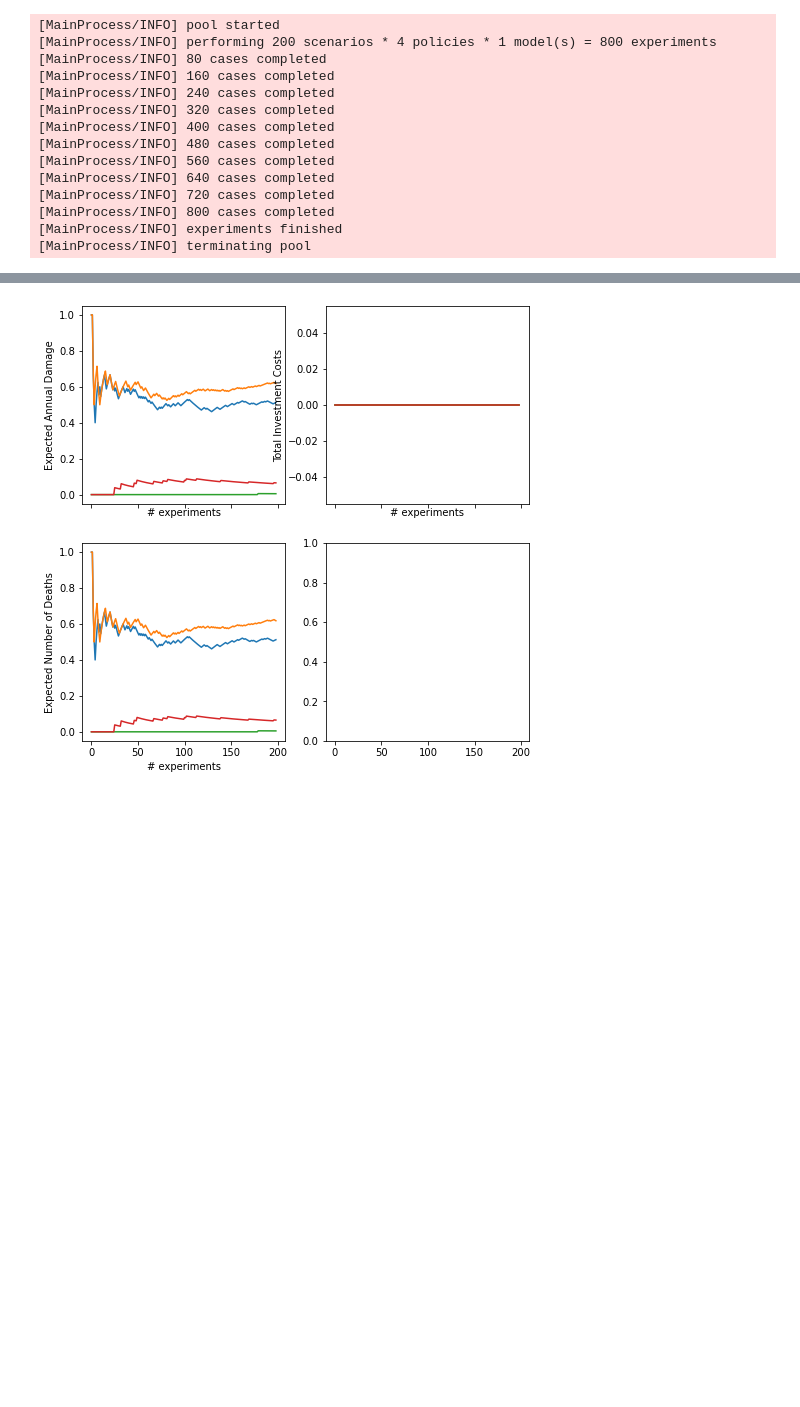
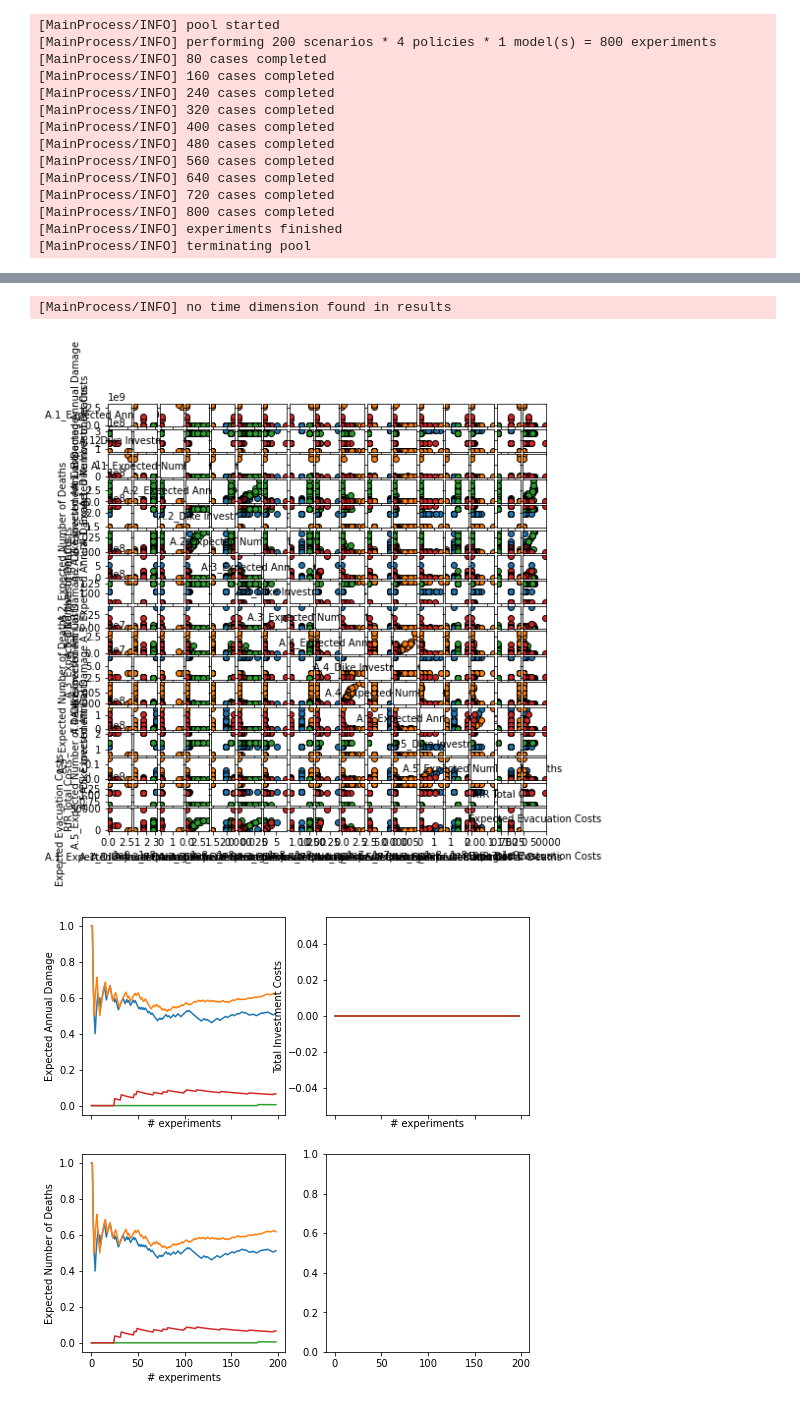
Before and after one commit to tamarvooijs/MBDM, a Jupyter notebook: final assignment/Optimization Moro-Laszlo.ipynb, the cells around one changed output, grey strips where cells are left out. Drawn from its saved outputs; the diff is of its cells as text; code cells hidden in the pictures; blank space fills up the shorter version.

```diff
--- a/final assignment/Optimization Moro-Laszlo.ipynb
+++ b/final assignment/Optimization Moro-Laszlo.ipynb
@@ -126,3 +140,16 @@ plt.show()
+# %%
+from ema_workbench.analysis import pairs_plotting
+
+
+%matplotlib inline
+
+fig, axes = pairs_plotting.pairs_scatter(experiments, outcomes, group_by='policy',
+                                         legend=False)
+fig.set_size_inches(8,8)
+plt.show()
+# %% [output]
+[MainProcess/INFO] no time dimension found in results
+[figure, added]
 # %%
 import matplotlib.pyplot as plt
 import numpy as np
```
Also changed, not shown: parts of 22 cells of this notebook.
